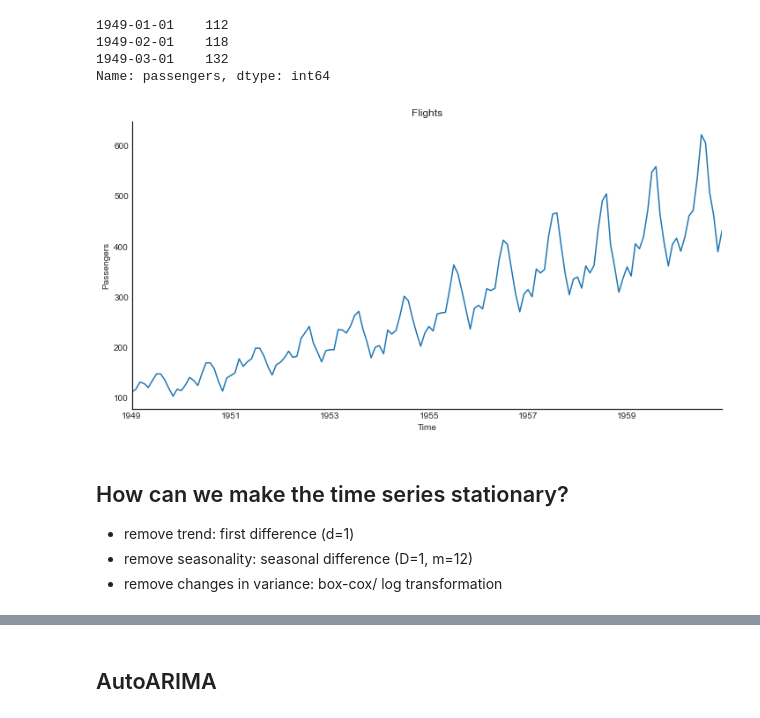
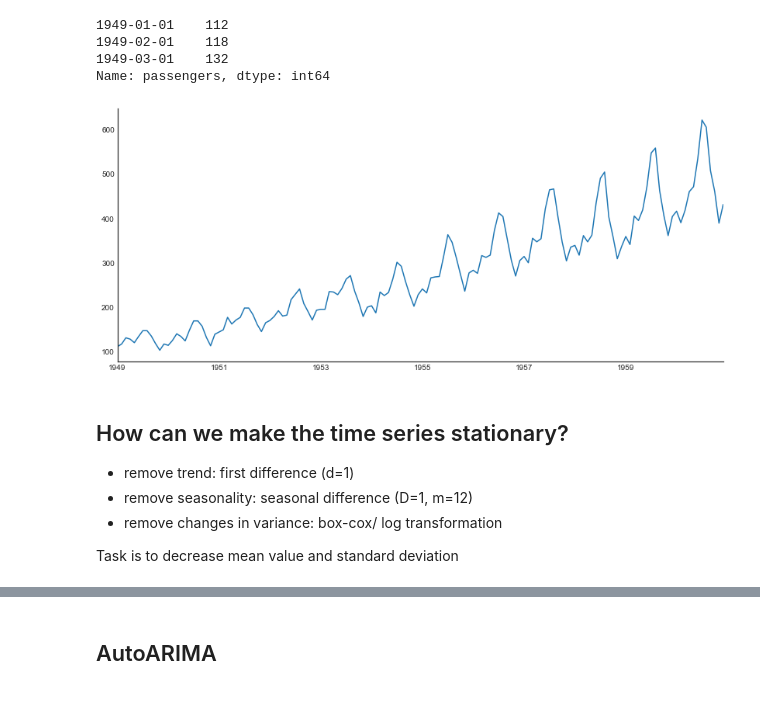
Before and after one commit to RosiNantis/Projects_from_Spiced_personal, a Jupyter notebook: week_7/spiced_encounters/7.4.ARIMA/ARIMA.ipynb, the cells around one changed output, grey strips where cells are left out. Saved outputs shown, nothing was run; the diff lists cells and outputs as text; code cells hidden in the pictures.

Commit message:
Learn the statistics of time series

```diff
--- a/week_7/spiced_encounters/7.4.ARIMA/ARIMA.ipynb
+++ b/week_7/spiced_encounters/7.4.ARIMA/ARIMA.ipynb
@@ -31,6 +26,8 @@ import pmdarima as pm
 from statsmodels.graphics.tsaplots import plot_acf
 
 plt.style.use('seaborn-white')
+# Set figure size to (14,6)
+plt.rcParams['figure.figsize'] = (14,6)
 # %% [markdown]
 # sARIMA
 
@@ -91,17 +88,19 @@ y.head(3)
 Name: passengers, dtype: int64
 # %%
 y.plot(
-    figsize=(12, 6),
-    title='Flights',
-    ylabel='Passengers',
-    xlabel='Time'
+    # figsize=(12, 6),
+    # title='Flights',
+    # ylabel='Passengers',
+    # xlabel='Time'
 )
 sns.despine()
 # %% [output]
-[figure, old version]
+[figure, new version]
 # %% [markdown]
 ## How can we make the time series stationary?
 
 - remove trend: first difference (d=1)
 - remove seasonality: seasonal difference (D=1, m=12)
 - remove changes in variance: box-cox/ log transformation
+
+Task is to decrease mean value and standard deviation
```
Also changed, not shown: parts of 6 cells of this notebook, 3 other files.
